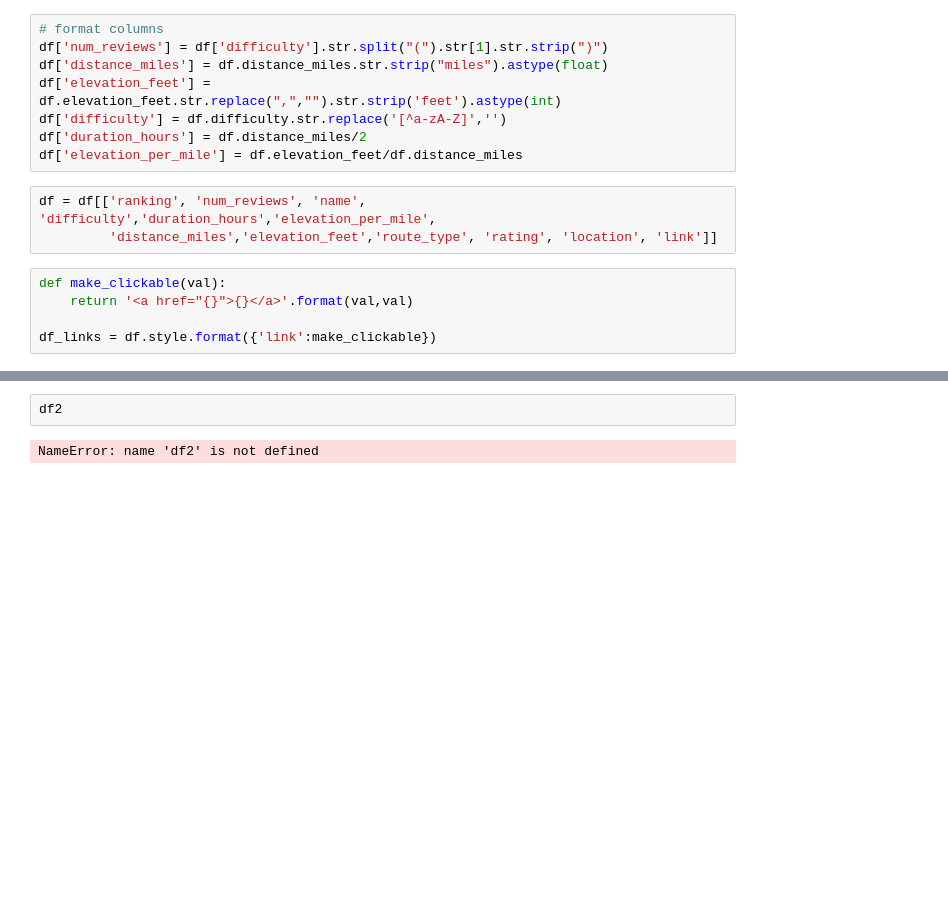
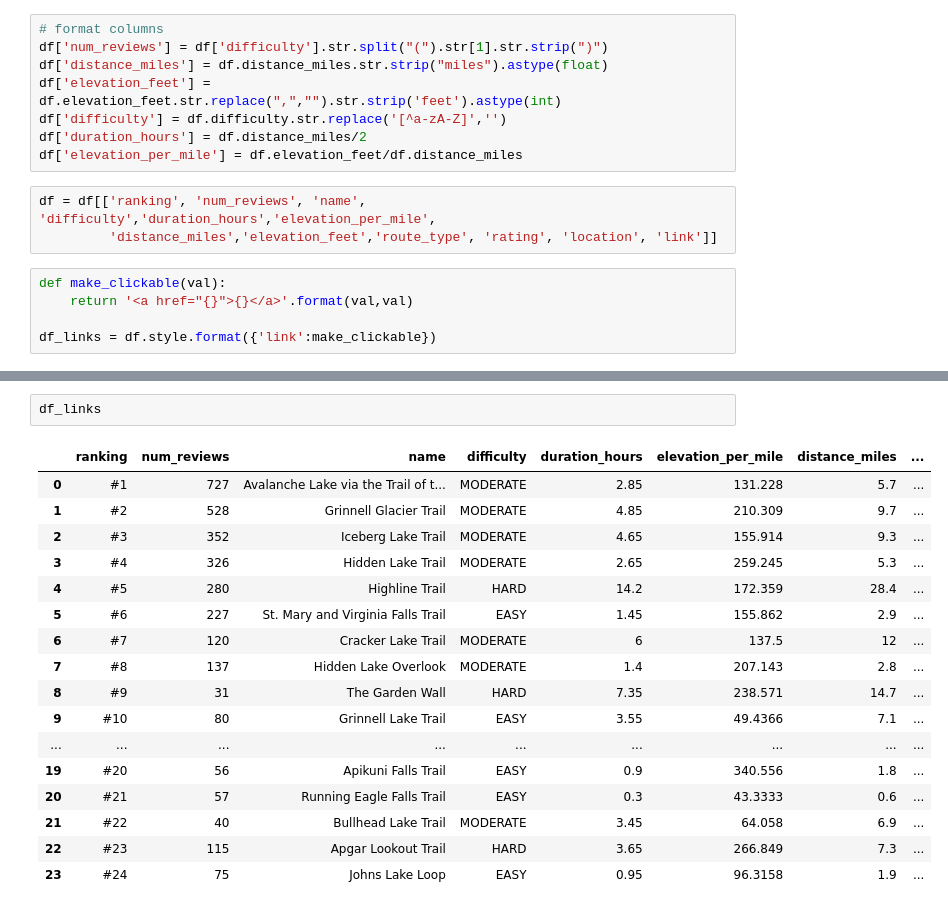
Before and after one commit to pchen2890/side_projects, a Jupyter notebook: ALL_TRAILS.ipynb, the cells around one changed output, grey strips where cells are left out. Drawn from its saved outputs; the diff is of its cells as text; blank space fills up the shorter version.

```diff
--- a/ALL_TRAILS.ipynb
+++ b/ALL_TRAILS.ipynb
@@ -141,7 +141,23 @@ for col in columns:
 [interactive output not drawn]
 [interactive output not drawn]
 [interactive output not drawn]
-# %%
-df2
-# %% [output]
-NameError: name 'df2' is not defined
+# %%
+df_links
+# %% [output]
+|  | ranking | num_reviews | name | difficulty | duration_hours | elevation_per_mile | distance_miles | ... |
+| 0 | #1 | 727 | Avalanche Lake via the Trail of t... | MODERATE | 2.85 | 131.228 | 5.7 | ... |
+| 1 | #2 | 528 | Grinnell Glacier Trail | MODERATE | 4.85 | 210.309 | 9.7 | ... |
+| 2 | #3 | 352 | Iceberg Lake Trail | MODERATE | 4.65 | 155.914 | 9.3 | ... |
+| 3 | #4 | 326 | Hidden Lake Trail | MODERATE | 2.65 | 259.245 | 5.3 | ... |
+| 4 | #5 | 280 | Highline Trail | HARD | 14.2 | 172.359 | 28.4 | ... |
+| 5 | #6 | 227 | St. Mary and Virginia Falls Trail | EASY | 1.45 | 155.862 | 2.9 | ... |
+| 6 | #7 | 120 | Cracker Lake Trail | MODERATE | 6 | 137.5 | 12 | ... |
+| 7 | #8 | 137 | Hidden Lake Overlook | MODERATE | 1.4 | 207.143 | 2.8 | ... |
+| 8 | #9 | 31 | The Garden Wall | HARD | 7.35 | 238.571 | 14.7 | ... |
+| 9 | #10 | 80 | Grinnell Lake Trail | EASY | 3.55 | 49.4366 | 7.1 | ... |
+| ... | ... | ... | ... | ... | ... | ... | ... | ... |
+| 19 | #20 | 56 | Apikuni Falls Trail | EASY | 0.9 | 340.556 | 1.8 | ... |
+| 20 | #21 | 57 | Running Eagle Falls Trail | EASY | 0.3 | 43.3333 | 0.6 | ... |
+| 21 | #22 | 40 | Bullhead Lake Trail | MODERATE | 3.45 | 64.058 | 6.9 | ... |
+| 22 | #23 | 115 | Apgar Lookout Trail | HARD | 3.65 | 266.849 | 7.3 | ... |
+| 23 | #24 | 75 | Johns Lake Loop | EASY | 0.95 | 96.3158 | 1.9 | ... |
```
